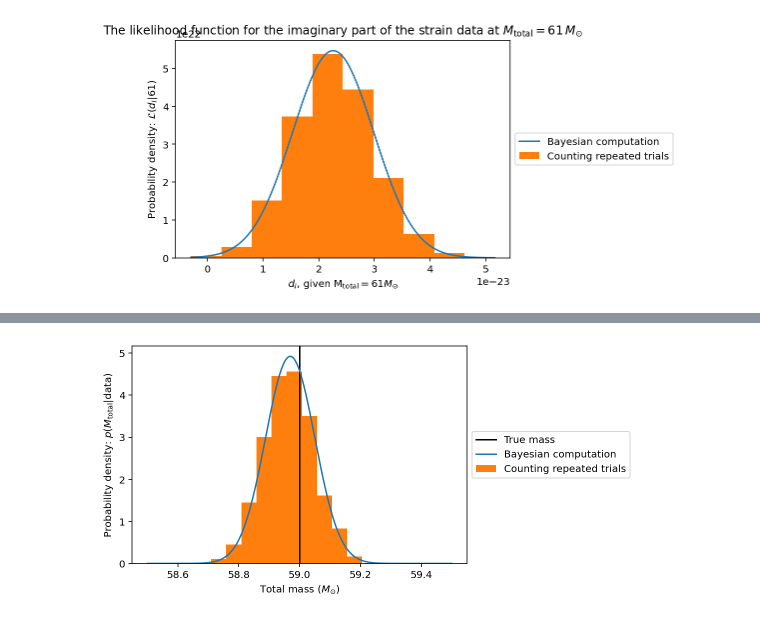
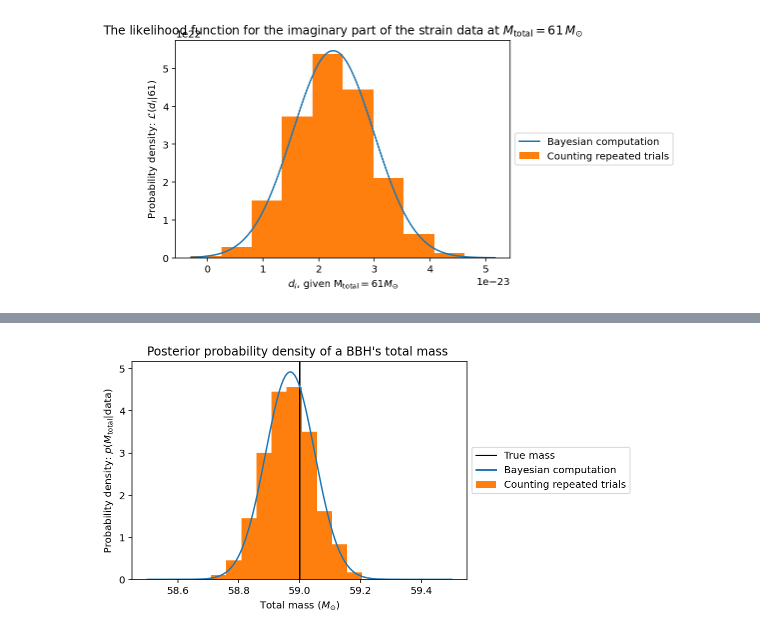
Before and after one commit to rory-smith/Lectures-on-inference-in-GW-astronomy, a Jupyter notebook: GW_data_in_a_toy_universe.ipynb, the cells around one changed output, grey strips where cells are left out. Cells and saved outputs as stored; diff of their text form; code cells hidden in the pictures.

```diff
--- a/GW_data_in_a_toy_universe.ipynb
+++ b/GW_data_in_a_toy_universe.ipynb
@@ -275,12 +311,13 @@ ln_evidence = ln_Z(ln_posterior,(m_tot_list[1]-m_tot_list[0]))
 # %%
 plt.axvline(mtotal_new,c='black',label='True mass')
 plt.plot(m_tot_list, np.exp(ln_posterior)/np.exp(ln_evidence),label='Bayesian computation')
 plt.hist(measurement_table['total mass'],density=True,label='Counting repeated trials')
 
 plt.legend(loc='center left', bbox_to_anchor=(1, 0.5))
 plt.xlabel("Total mass ($M_{\odot})$")
 plt.ylabel("Probability density: $p(M_{\mathrm{total}}|$data)")
 plt.ylim(0)
+plt.title("Posterior probability density of a BBH's total mass ")
 plt.show()
 # %% [output]
-[figure, old version]
+[figure, new version]
```
Also changed, not shown: parts of 13 cells of this notebook.
